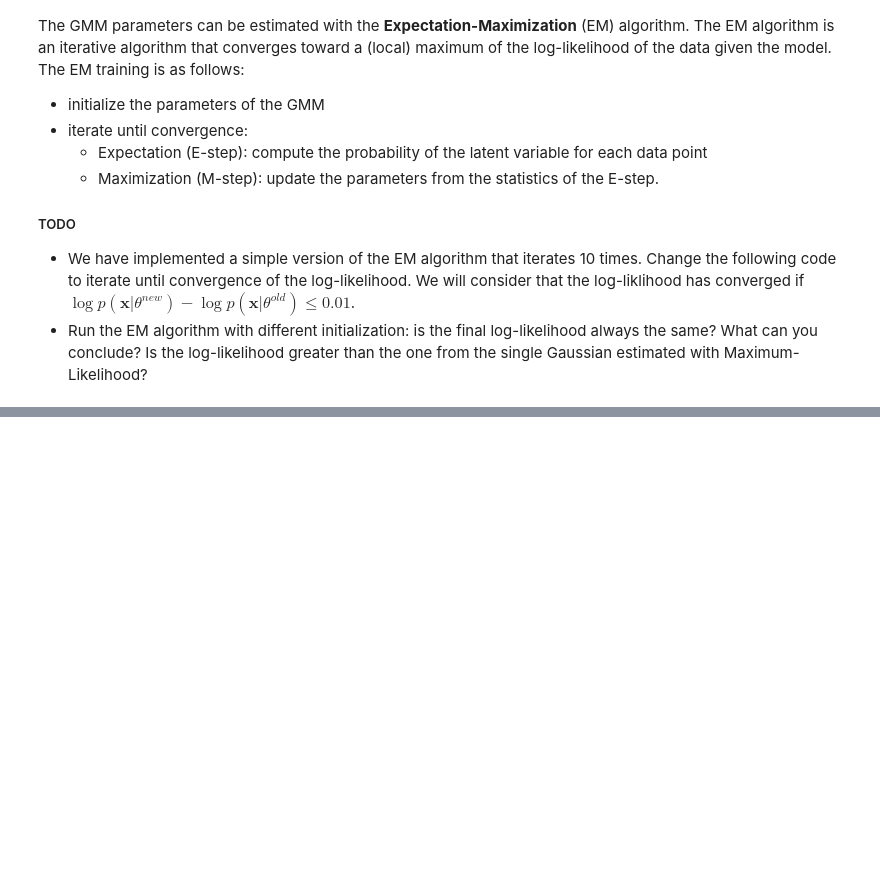
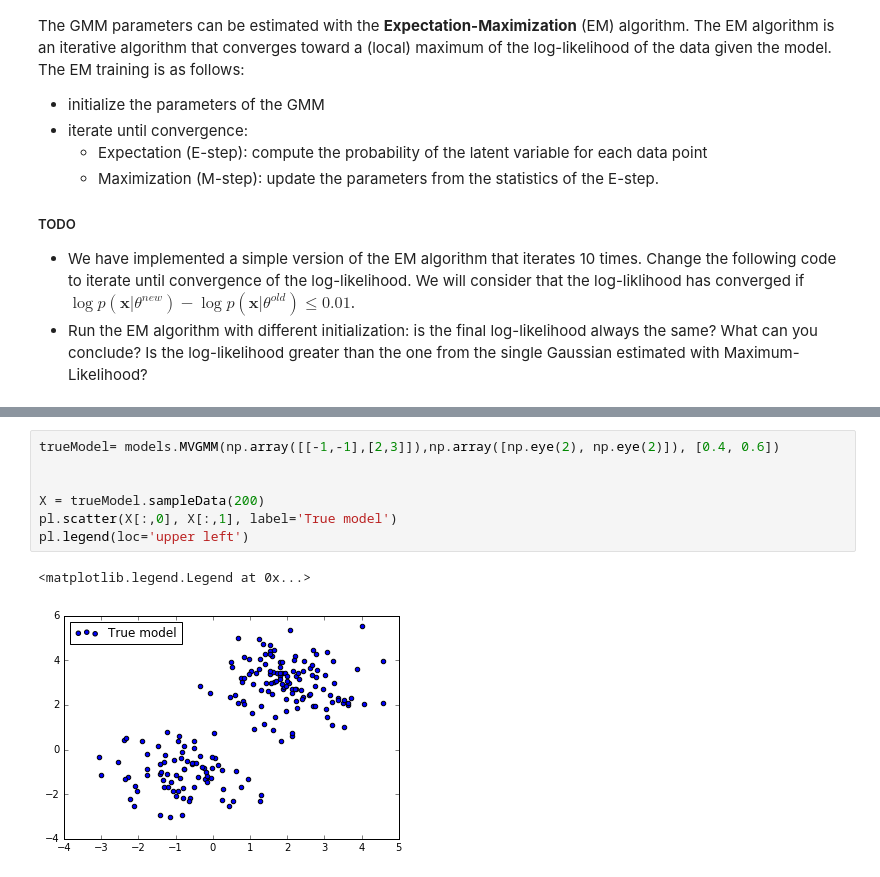
Before and after one commit to yiboyang/JHU2016Lab, a Jupyter notebook: IntroductionToBayesianInference.ipynb, the cells around one changed output, grey strips where cells are left out. Drawn from its saved outputs; the diff is of its cells as text; blank space fills up the shorter version.

```diff
--- a/IntroductionToBayesianInference.ipynb
+++ b/IntroductionToBayesianInference.ipynb
@@ -413,0 +427,10 @@ ax.legend(handles, labels, loc='upper left')
+# %%
+trueModel= models.MVGMM(np.array([[-1,-1],[2,3]]),np.array([np.eye(2), np.eye(2)]), [0.4, 0.6])
+
+
+X = trueModel.sampleData(200)
+pl.scatter(X[:,0], X[:,1], label='True model')
+pl.legend(loc='upper left')
+# %% [output]
+<matplotlib.legend.Legend at 0x...>
+[figure, added]
```
Also changed, not shown: parts of 12 cells of this notebook, 2 other files.
